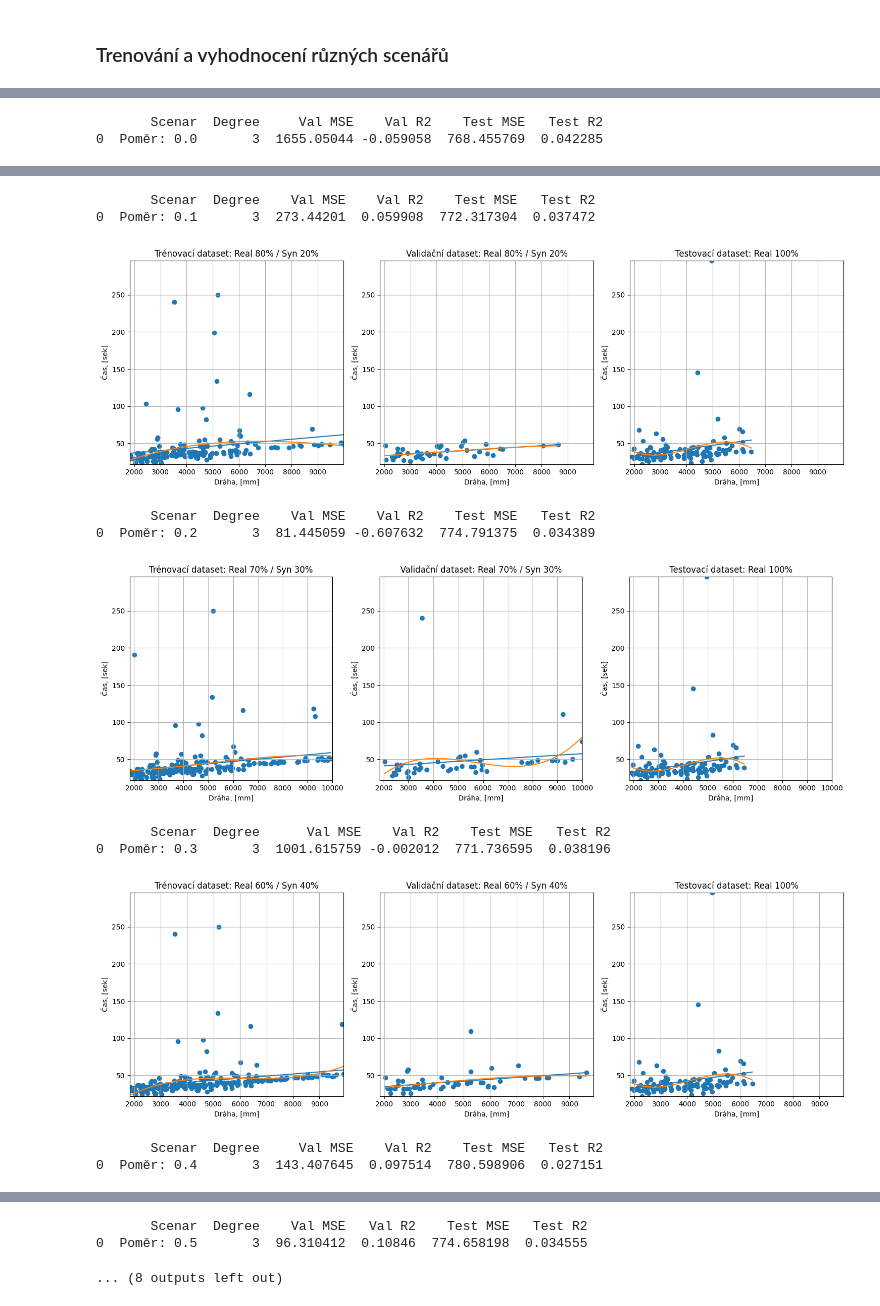
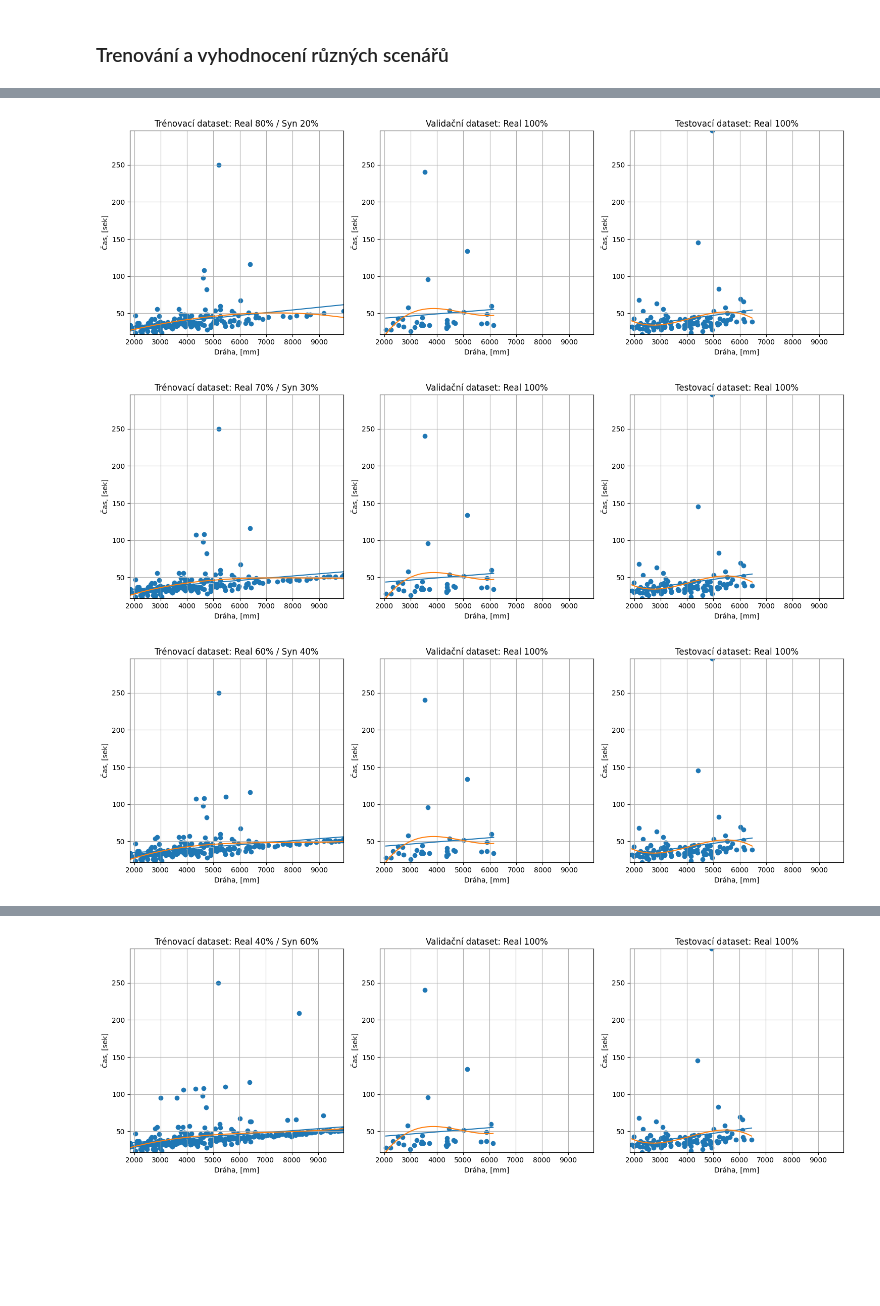
Before and after one commit to UsmanovSla/MGD-RSS, a Jupyter notebook: model/06_AI/AI_01_Polynomial_Regression.ipynb, the cells around one changed output, grey strips where cells are left out. Drawn from its saved outputs; the diff is of its cells as text; code cells hidden in the pictures; blank space fills up the shorter version.

```diff
--- a/model/06_AI/AI_01_Polynomial_Regression.ipynb
+++ b/model/06_AI/AI_01_Polynomial_Regression.ipynb
@@ -202,14 +204,14 @@ def train_polynomial_model(X_train, y_train, X_val, y_val,
     test_mse = mean_squared_error(y_test, y_test_pred)
     test_r2 = r2_score(y_test, y_test_pred)
 
-    results = pd.DataFrame({
-        'Scenar': [scenario],
-        'Degree': [degree],
-        'Val MSE': [val_mse],
-        'Val R2': [val_r2],
-        'Test MSE': [test_mse],
-        'Test R2': [test_r2]
-    })
+    results = {
+        'Scenar': scenario,
+        'Degree': degree,
+        'Val MSE': val_mse,
+        'Val R2': val_r2,
+        'Test MSE': test_mse,
+        'Test R2': test_r2
+    }
 
     return results
 # %%
@@ -256,21 +258,23 @@ syn_ratio = [0.0, 0.1, 0.2, 0.3, 0.4, 0.5, 0.6, 0.7, 0.8, 0.9]
 
 degree = 3
 
-n = df_train_real.shape[0]
+results_list = []
 
 for ratio in syn_ratio:
 
+    # 80 % train, 20 % val
+    X_train_real, X_val, y_train_real, y_val = train_test_split(
+        df_train_real[['dist']], df_train_real['total_time'], test_size=0.2, random_state=122
+    )
+
     # počet syntetýckých vzorků
+    n = len(y_train_real)
     s = int(n * ratio / (1 - ratio))
-    df_syn = df_train_syn.sample(n=s)
+    df_syn = df_train_syn.sample(n=s, random_state=122)
 
-    X_combined = pd.concat([df_train_real[['dist']], df_syn[['dist']]])
-    y_combined = pd.concat([df_train_real['total_time'], df_syn['total_time']])
+    X_train_combined = pd.concat([X_train_real, df_syn[['dist']]])
+    y_train_combined = pd.concat([y_train_real, df_syn['total_time']])
 
-    # 80 % train, 20 % val
-    X_train_combined, X_val_combined, y_train_combined, y_val_combined = train_test_split(
-        X_combined, y_combined, test_size=0.2, random_state=122
-    )
 
     # izolovaná testovací množina reálných dat
     X_real_test = df_val_real[['dist']]
@@ -279,11 +283,11 @@ for ratio in syn_ratio:
     # === vytvoří 1 řádek, 3 sloupce ===
     fig, axs = plt.subplots(1, 3, figsize=(15, 5))
 
-    x_min = min(np.min(X_train_combined), np.min(X_val_combined), np.min(X_real_test))
-    x_max = max(np.max(X_train_combined), np.max(X_val_combined), np.max(X_real_test))
+    x_min = min(np.min(X_train_combined), np.min(X_val), np.min(X_real_test))
+    x_max = max(np.max(X_train_combined), np.max(X_val), np.max(X_real_test))
 
-    y_min = min(np.min(y_train_combined), np.min(y_val_combined), np.min(y_real_test))
-    y_max = max(np.max(y_train_combined), np.max(y_val_combined), np.max(y_real_test))
+    y_min = min(np.min(y_train_combined), np.min(y_val), np.min(y_real_test))
+    y_max = max(np.max(y_train_combined), np.max(y_val), np.max(y_real_test))
 
 
     # ===== TRAIN =====
@@ -300,8 +304,8 @@ for ratio in syn_ratio:
     # ===== VALIDATION =====
     plot_with_regression(
         axs[1],
-        X_val_combined,
-        y_val_combined,
+        X_val,
+        y_val,
         f"Validační dataset: Real 100%",
         degree,
         (x_min, x_max),
@@ -324,10 +328,13 @@ for ratio in syn_ratio:
 
     res = train_polynomial_model(
         X_train_combined, y_train_combined,
-        X_val_combined, y_val_combined,
+        X_val, y_val,
         X_real_test, y_real_test,
         degree=degree,
         scenario=f"Poměr: {ratio}"
     )
-    print(res)
+    results_list.append(res)
+
+results = pd.DataFrame(results_list)
+results
 # %% [output]
@@ -335,2 +341,0 @@ for ratio in syn_ratio:
-       Scenar  Degree     Val MSE    Val R2    Test MSE   Test R2
-0  Poměr: 0.0       3  1655.05044 -0.059058  768.455769  0.042285
@@ -338,11 +343,3 @@ for ratio in syn_ratio:
-       Scenar  Degree    Val MSE    Val R2    Test MSE   Test R2
-0  Poměr: 0.1       3  273.44201  0.059908  772.317304  0.037472
-[figure, old version]
+[figure, new version]
-       Scenar  Degree    Val MSE    Val R2    Test MSE   Test R2
-0  Poměr: 0.2       3  81.445059 -0.607632  774.791375  0.034389
-[figure, old version]
+[figure, new version]
-       Scenar  Degree      Val MSE    Val R2    Test MSE   Test R2
-0  Poměr: 0.3       3  1001.615759 -0.002012  771.736595  0.038196
-[figure, old version]
+[figure, new version]
-       Scenar  Degree     Val MSE    Val R2    Test MSE   Test R2
-0  Poměr: 0.4       3  143.407645  0.097514  780.598906  0.027151
@@ -350,3 +347 @@ for ratio in syn_ratio:
-       Scenar  Degree    Val MSE   Val R2    Test MSE   Test R2
-0  Poměr: 0.5       3  96.310412  0.10846  774.658198  0.034555
-... (8 outputs left out)
+[figure, added]
```
Also changed, not shown: parts of 3 cells of this notebook.
